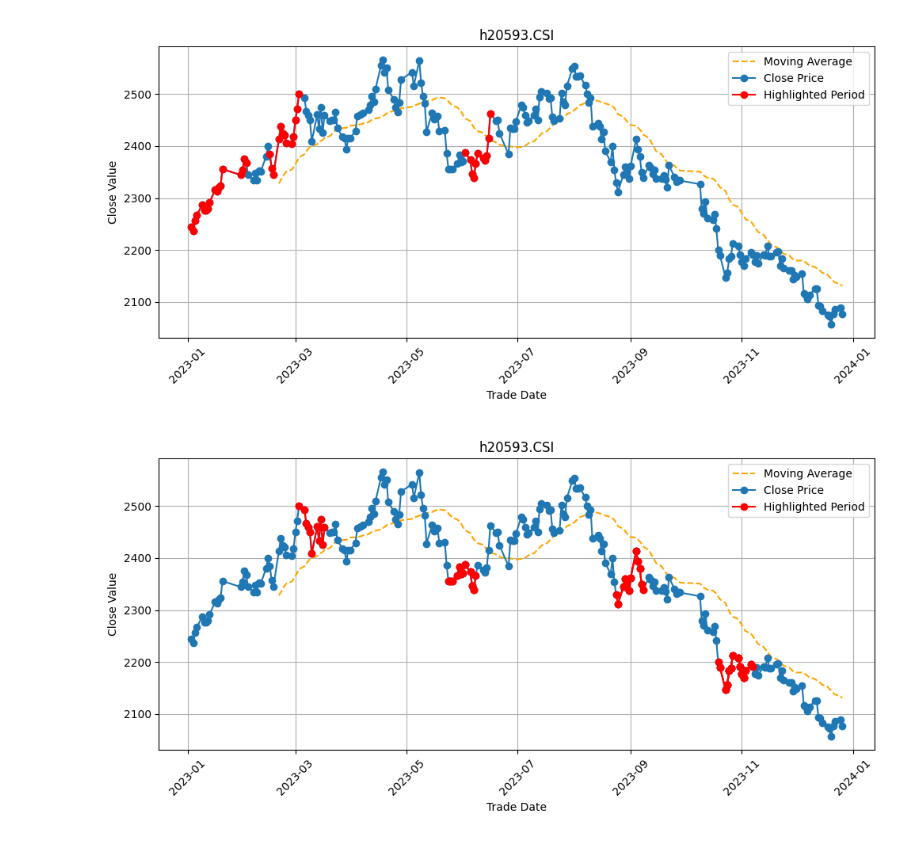
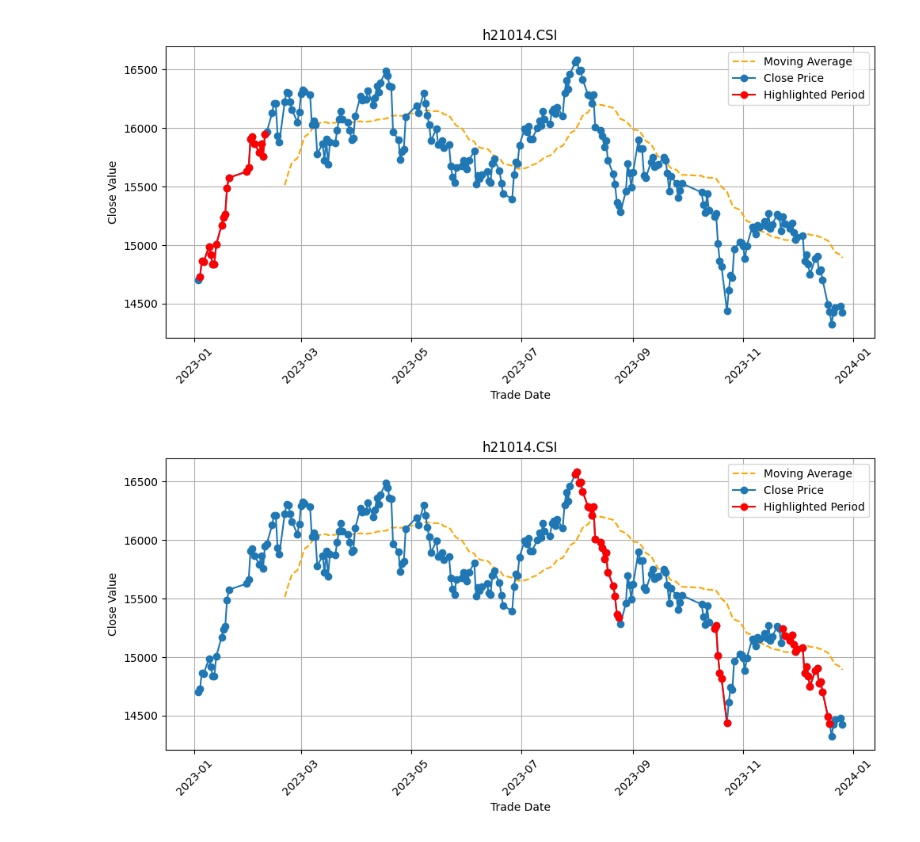
Before and after one commit to jemjemzzZ/Portfolio-Optimization-Research, a Jupyter notebook: Q3/data/data_process.ipynb, the cells around one changed output. Drawn from its saved outputs; the diff is of its cells as text; code cells hidden in the pictures.

```diff
--- a/Q3/data/data_process.ipynb
+++ b/Q3/data/data_process.ipynb
@@ -155,12 +172,20 @@ def asset_whole_period_visualisation(ird_code, df, date_record, window_size=30):
 # %%
 ird_codes = list(asset_dfs.keys())  # Get all the ird_code from the keys of the dictionary
 ird_code = random.choice(ird_codes)  # Randomly select one ird_code
+ird_code = 'h21014.CSI'
 df = asset_dfs[ird_code]
-date_record_self = find_turning_point_self(df, direction=-1, fraction_movement=0.020, threshold_day=10, n_days=10)
-asset_whole_period_visualisation(ird_code, df, date_record=date_record_self)
+
+date_record_self_up = find_turning_point_self(df, direction=1, fraction_movement=0.01, threshold_day=22, n_days=7)
+asset_whole_period_visualisation(ird_code, df, date_record=date_record_self_up)
+
+date_record_self_down = find_turning_point_self(df, direction=-1, fraction_movement=0.01, threshold_day=22, n_days=7)
+asset_whole_period_visualisation(ird_code, df, date_record=date_record_self_down)
 
 date_record_ma = find_turning_point_ma(df)
 asset_whole_period_visualisation(ird_code, df, date_record=date_record_ma)
+
+date_record_hma = find_turning_point_hma(df)
+asset_whole_period_visualisation(ird_code, df, date_record=date_record_hma)
 # %% [output]
-[figure, old version]
+[figure, new version]
-[figure, old version]
+[figure, new version]
```
Also changed, not shown: parts of 2 cells of this notebook.
